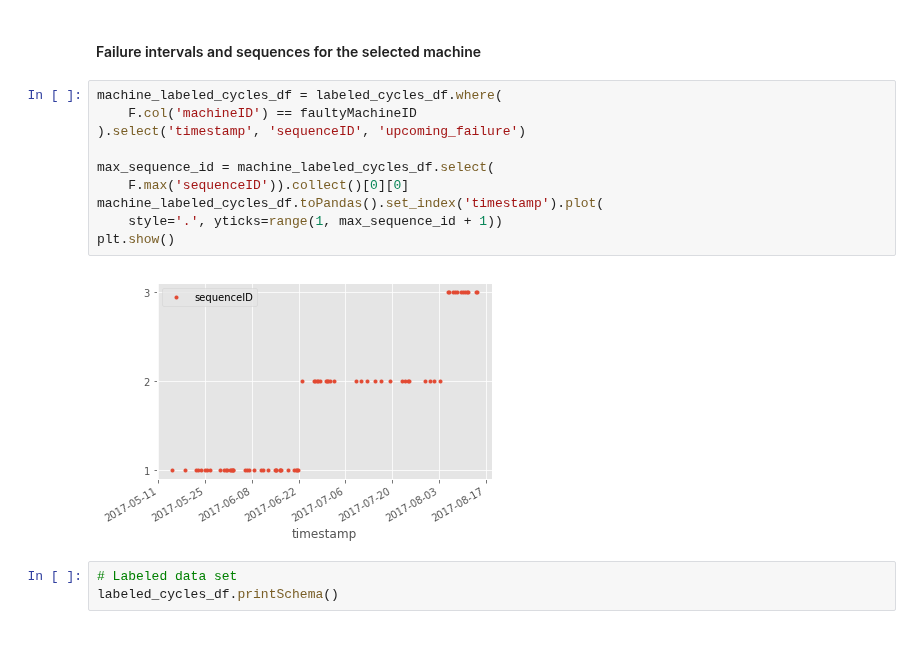
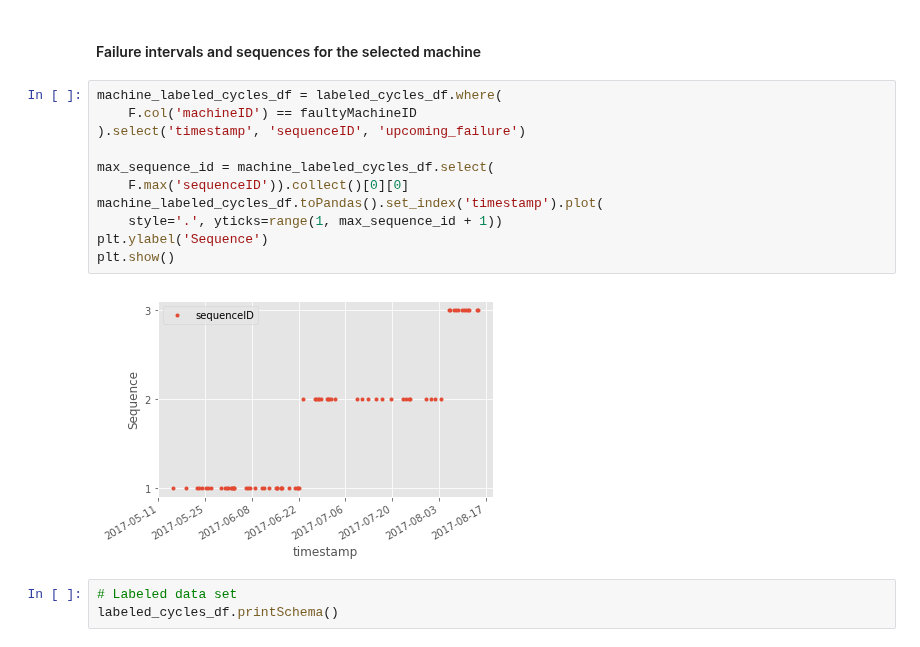
Before and after one commit to Azure/AI-PredictiveMaintenance, a Jupyter notebook: src/Notebooks/FeatureEngineering.ipynb, the cells around one changed output. Drawn from its saved outputs; the diff is of its cells as text.

```diff
--- a/src/Notebooks/FeatureEngineering.ipynb
+++ b/src/Notebooks/FeatureEngineering.ipynb
@@ -381,15 +385,16 @@ labeled_cycles_df = (
 # %%
 machine_labeled_cycles_df = labeled_cycles_df.where(
     F.col('machineID') == faultyMachineID
 ).select('timestamp', 'sequenceID', 'upcoming_failure')
 
 max_sequence_id = machine_labeled_cycles_df.select(
     F.max('sequenceID')).collect()[0][0]
 machine_labeled_cycles_df.toPandas().set_index('timestamp').plot(
     style='.', yticks=range(1, max_sequence_id + 1))
+plt.ylabel('Sequence')
 plt.show()
 # %% [output]
-[figure, old version]
+[figure, new version]
 # %%
 # Labeled data set
 labeled_cycles_df.printSchema()
```
Also changed, not shown: parts of 7 cells of this notebook.
